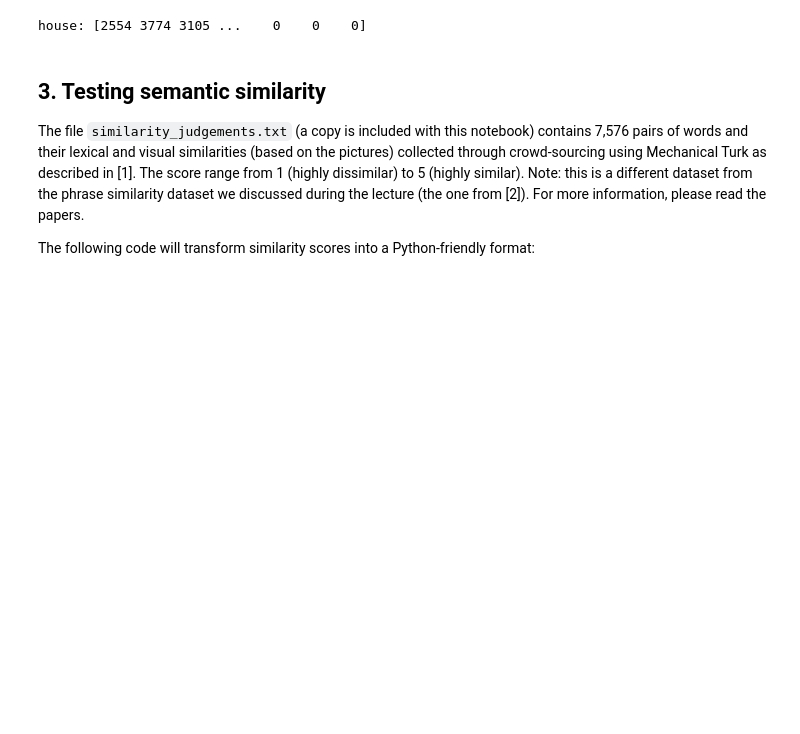
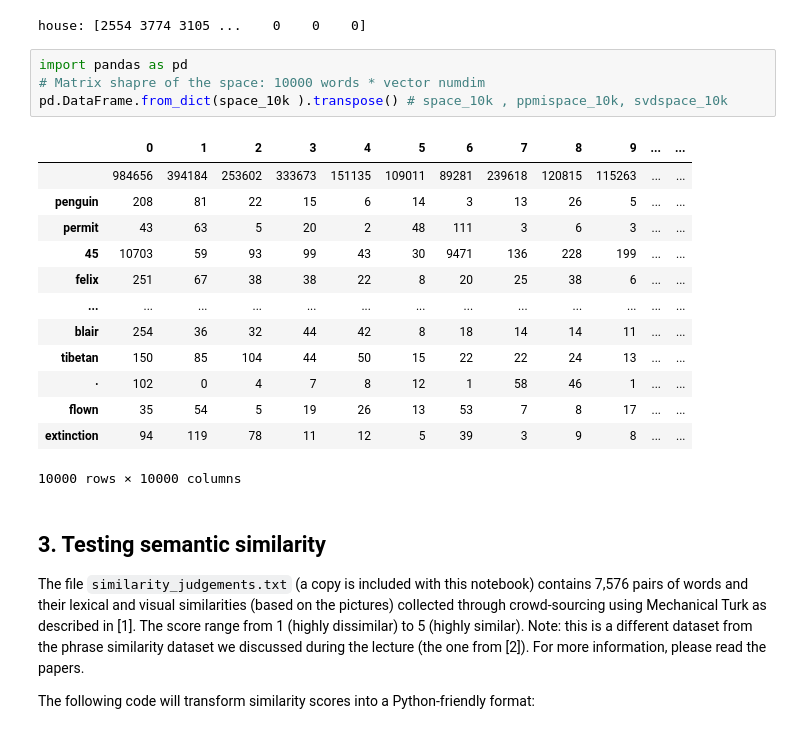
Before and after one commit to chickenbror/computational-semantics-vt21, a Jupyter notebook: BlueMetalLlamas/assignment-02/calvin/Calvin_A2.ipynb, the cells around one changed output. Saved outputs shown, nothing was run; the diff lists cells and outputs as text; blank space fills up the shorter version.

```diff
--- a/BlueMetalLlamas/assignment-02/calvin/Calvin_A2.ipynb
+++ b/BlueMetalLlamas/assignment-02/calvin/Calvin_A2.ipynb
@@ -96,6 +96,24 @@ Done.
 print('house:', space_10k['house'])
 # %% [output]
 house: [2554 3774 3105 ...    0    0    0]
+# %%
+import pandas as pd
+# Matrix shapre of the space: 10000 words * vector numdim
+pd.DataFrame.from_dict(space_10k ).transpose() # space_10k , ppmispace_10k, svdspace_10k
+# %% [output]
+|  | 0 | 1 | 2 | 3 | 4 | 5 | 6 | 7 | 8 | 9 | ... | ... |
+|  | 984656 | 394184 | 253602 | 333673 | 151135 | 109011 | 89281 | 239618 | 120815 | 115263 | ... | ... |
+| penguin | 208 | 81 | 22 | 15 | 6 | 14 | 3 | 13 | 26 | 5 | ... | ... |
+| permit | 43 | 63 | 5 | 20 | 2 | 48 | 111 | 3 | 6 | 3 | ... | ... |
+| 45 | 10703 | 59 | 93 | 99 | 43 | 30 | 9471 | 136 | 228 | 199 | ... | ... |
+| felix | 251 | 67 | 38 | 38 | 22 | 8 | 20 | 25 | 38 | 6 | ... | ... |
+| ... | ... | ... | ... | ... | ... | ... | ... | ... | ... | ... | ... | ... |
+| blair | 254 | 36 | 32 | 44 | 42 | 8 | 18 | 14 | 14 | 11 | ... | ... |
+| tibetan | 150 | 85 | 104 | 44 | 50 | 15 | 22 | 22 | 24 | 13 | ... | ... |
+| · | 102 | 0 | 4 | 7 | 8 | 12 | 1 | 58 | 46 | 1 | ... | ... |
+| flown | 35 | 54 | 5 | 19 | 26 | 13 | 53 | 7 | 8 | 17 | ... | ... |
+| extinction | 94 | 119 | 78 | 11 | 12 | 5 | 39 | 3 | 9 | 8 | ... | ... |
+10000 rows × 10000 columns
 # %% [markdown]
 ## 3. Testing semantic similarity
 
```
Also changed, not shown: parts of 5 cells of this notebook, 2 other files.
